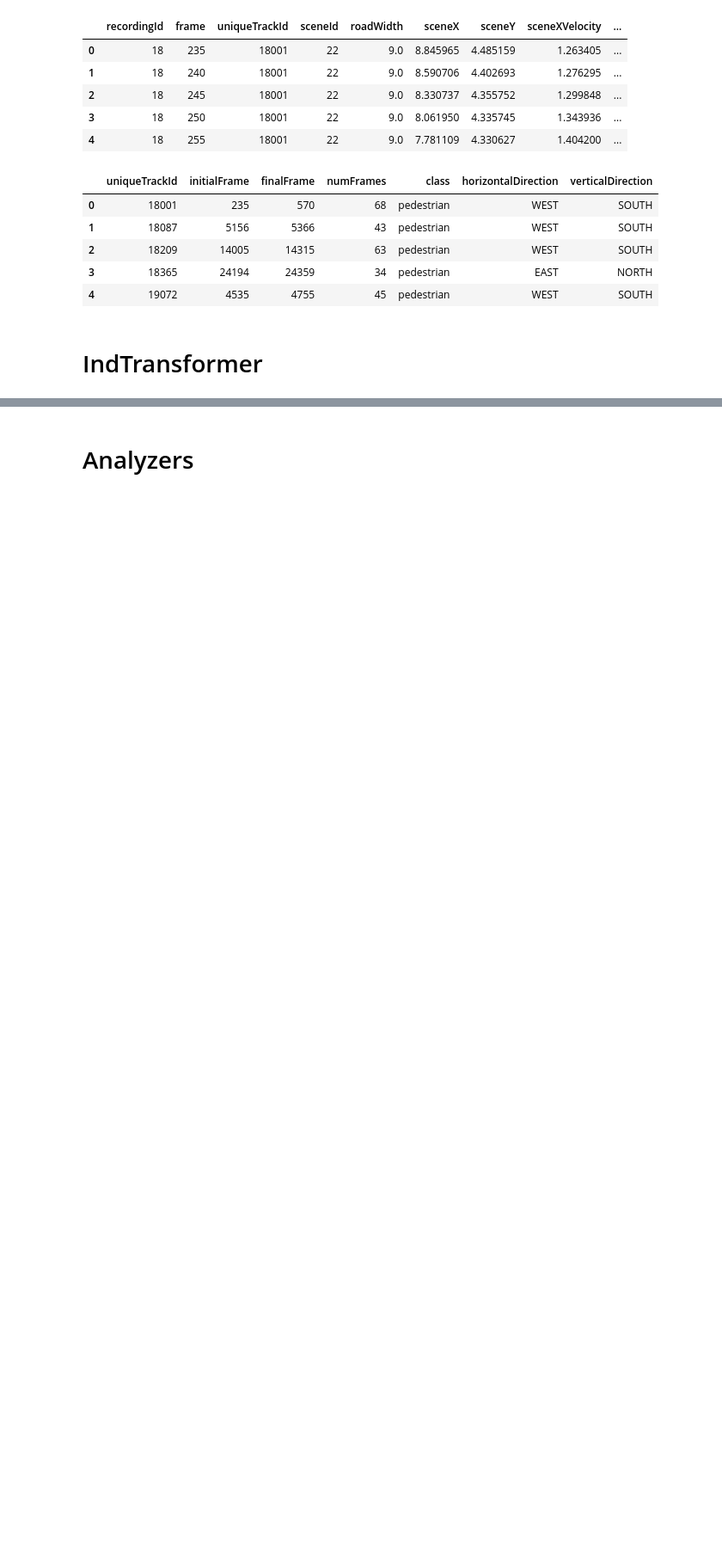
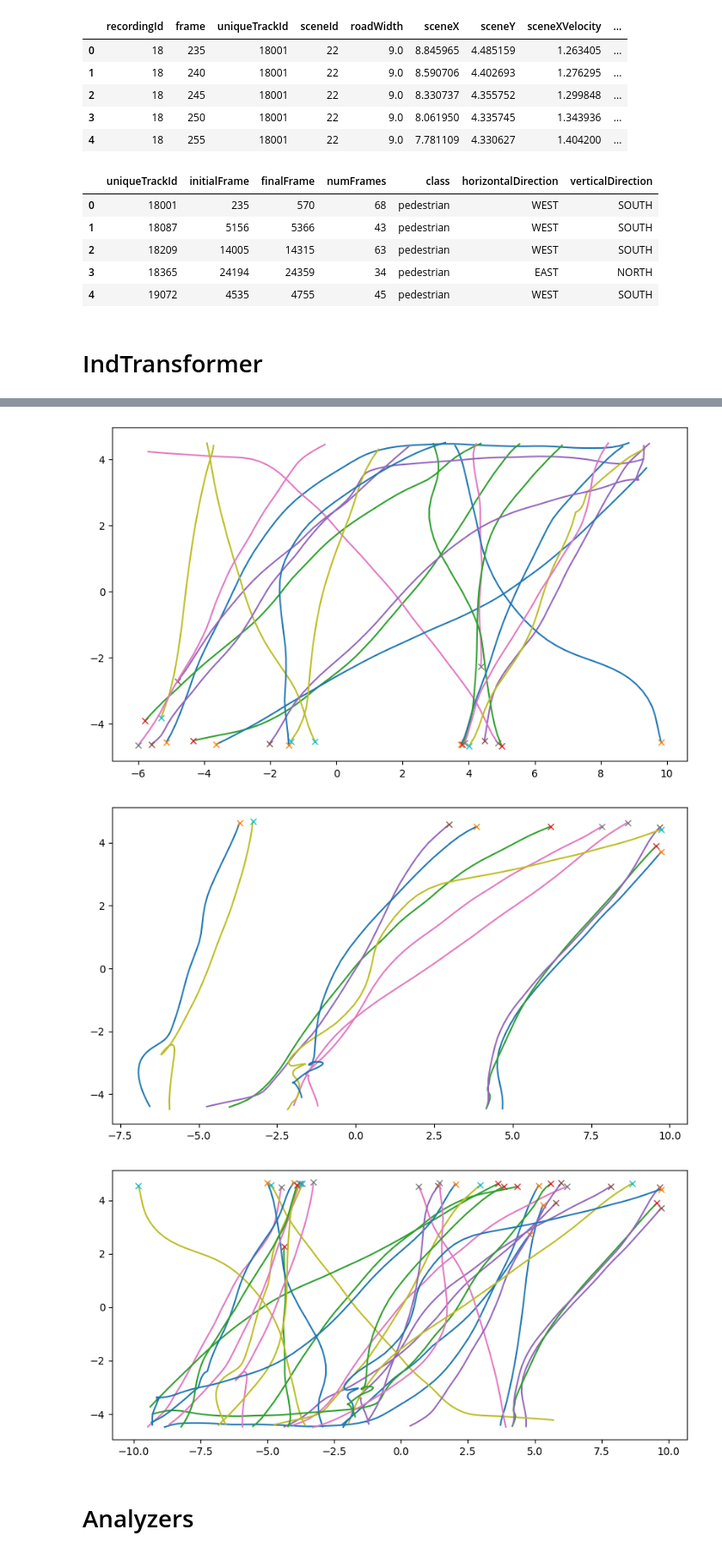
Before and after one commit to adhocmaster/TTI-dataset-tools, a Jupyter notebook: src/notebooks/Coordinate-Transformation.ipynb, the cells around one changed output, grey strips where cells are left out. Shown at 86% size. Drawn from its saved outputs; the diff is of its cells as text; code cells hidden in the pictures; blank space fills up the shorter version.

```diff
--- a/src/notebooks/Coordinate-Transformation.ipynb
+++ b/src/notebooks/Coordinate-Transformation.ipynb
@@ -208,10 +222,15 @@ visualizer.show(newPedDf, idCol = 'uniqueTrackId', xCol = 'localX', yCol = 'loca
 # %%
-southIds, newPedDf = indTransformer.convertSceneTracksToNorth(cleanPedDf, tracksMeta)
+# southIds, newPedDf = indTransformer.convertSceneTracksToNorth(cleanPedDf, tracksMeta)
+southIds, newPedDf = indTransformer.convertSceneTracksToNorth(cleanPedDf, None)  # rebuilds meta
 southPeds = cleanPedDf[cleanPedDf["uniqueTrackId"].isin(southIds)]
 visualizer.show(southPeds, idCol = 'uniqueTrackId', xCol = 'sceneX', yCol = 'sceneY')
 northPeds = cleanPedDf[~cleanPedDf["uniqueTrackId"].isin(southIds)]
 visualizer.show(northPeds, idCol = 'uniqueTrackId', xCol = 'sceneX', yCol = 'sceneY')
 visualizer.show(newPedDf, idCol = 'uniqueTrackId', xCol = 'sceneX', yCol = 'sceneY')
+# %% [output]
+[figure, added]
+[figure, added]
+[figure, added]
 # %% [markdown]
 # Analyzers
 # %%
```
Also changed, not shown: parts of 4 cells of this notebook, 3 other files.
